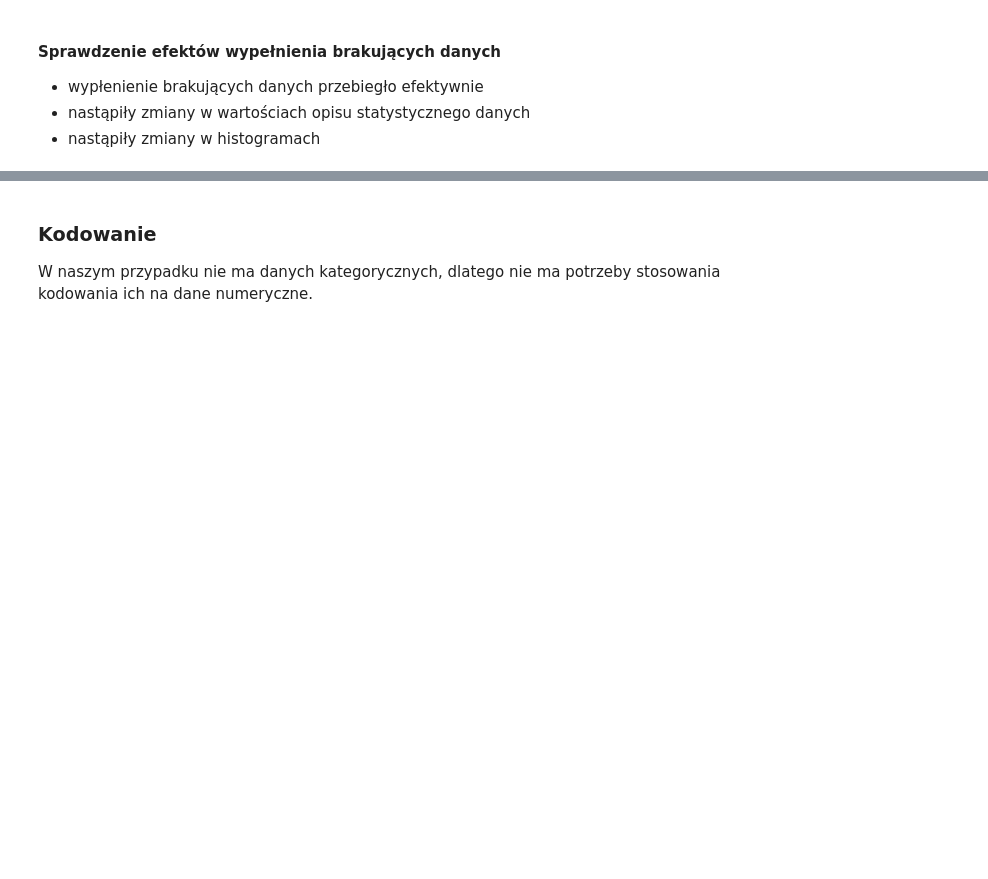
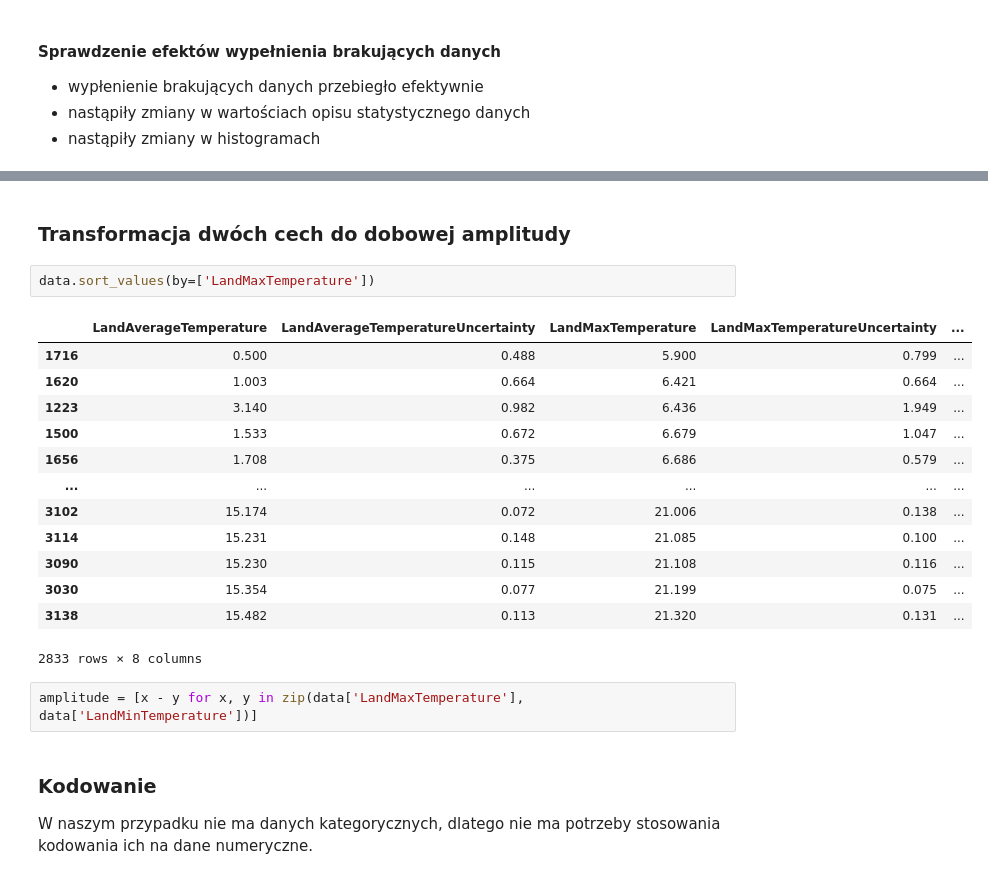
Before and after one commit to anitakowalczyk/temperature-change-regression, a Jupyter notebook: II_Preprocessing.ipynb, the cells around one changed output, grey strips where cells are left out. Cells and saved outputs as stored; diff of their text form; blank space fills up the shorter version.

```diff
--- a/II_Preprocessing.ipynb
+++ b/II_Preprocessing.ipynb
@@ -65,6 +110,26 @@ LandMinTemperatureUncertainty                0
 LandAndOceanAverageTemperature               0
 LandAndOceanAverageTemperatureUncertainty    0
 dtype: int64
+# %% [markdown]
+### Transformacja dwóch cech do dobowej amplitudy
+# %%
+data.sort_values(by=['LandMaxTemperature'])
+# %% [output]
+|  | LandAverageTemperature | LandAverageTemperatureUncertainty | LandMaxTemperature | LandMaxTemperatureUncertainty | ... |
+| 1716 | 0.500 | 0.488 | 5.900 | 0.799 | ... |
+| 1620 | 1.003 | 0.664 | 6.421 | 0.664 | ... |
+| 1223 | 3.140 | 0.982 | 6.436 | 1.949 | ... |
+| 1500 | 1.533 | 0.672 | 6.679 | 1.047 | ... |
+| 1656 | 1.708 | 0.375 | 6.686 | 0.579 | ... |
+| ... | ... | ... | ... | ... | ... |
+| 3102 | 15.174 | 0.072 | 21.006 | 0.138 | ... |
+| 3114 | 15.231 | 0.148 | 21.085 | 0.100 | ... |
+| 3090 | 15.230 | 0.115 | 21.108 | 0.116 | ... |
+| 3030 | 15.354 | 0.077 | 21.199 | 0.075 | ... |
+| 3138 | 15.482 | 0.113 | 21.320 | 0.131 | ... |
+2833 rows × 8 columns
+# %%
+amplitude = [x - y for x, y in zip(data['LandMaxTemperature'], data['LandMinTemperature'])]
 # %% [markdown]
 ### Kodowanie
 
```
Also changed, not shown: parts of 22 cells of this notebook.
